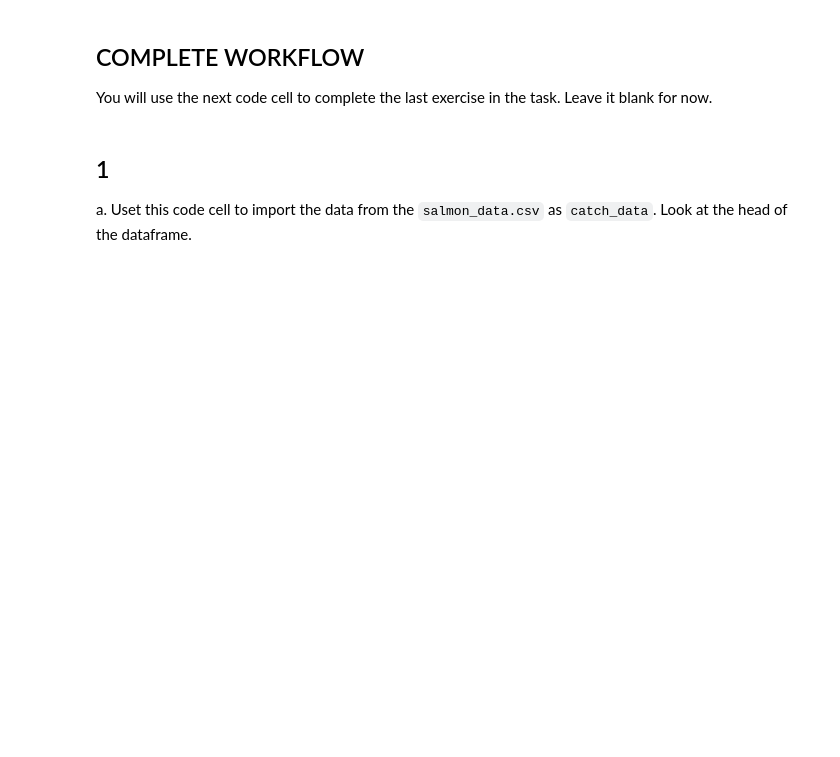
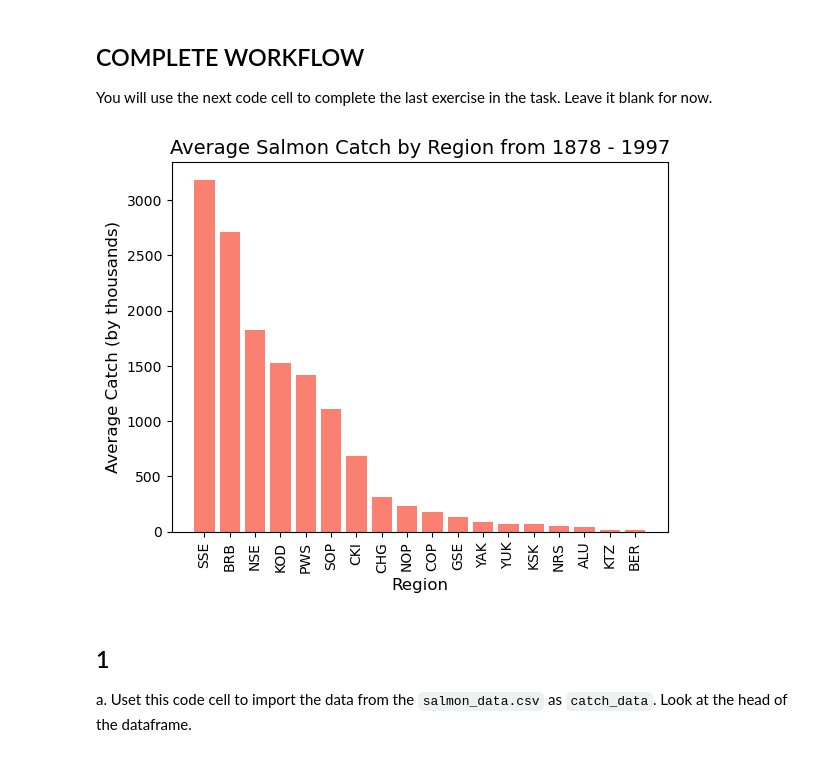
Before and after one commit to nicolelpepper/eds220-hwk2, a Jupyter notebook: hwk2-task2-salmon.ipynb, the cells around one changed output. Drawn from its saved outputs; the diff is of its cells as text; code cells hidden in the pictures; blank space fills up the shorter version.

```diff
--- a/hwk2-task2-salmon.ipynb
+++ b/hwk2-task2-salmon.ipynb
@@ -66,3 +54,41 @@ catch_data.head()
+# %%
+# FINAL CODE
+
+# Import libraries
+import pandas as pd
+import matplotlib.pyplot as plt
+
+# Read in Salmon Data
+catch_data = pd.read_csv('data/salmon_data.csv')
+
+# Remove the notes column
+catch_data = catch_data.drop(columns =['notesRegCode'])
+
+# Find the row with observation containing "I" in the Catch Column
+catch_I = catch_data.loc[ catch_data['Catch'] == 'I',['Region','Year','Species','Catch']]
+
+# Reassign the value from "I" to 1 in the Catch Column
+catch_data.loc[400, 'Catch'] = 1
+
+# Update the catch column to be type int 64
+catch_data['Catch'] = pd.to_numeric(catch_data['Catch'])
+
+# Calculate the average catch by region
+avg_region = catch_data.groupby('Region')['Catch'].mean()
+
+# Sort the avg catch data in ascending order
+avg_sorted = catch_data.groupby('Region')['Catch'].mean().sort_values(ascending = False)
+
+# Create a bar graph of estimated average salmon catches by region
+plt.bar(avg_sorted.index, avg_sorted.values, color='salmon')
+# Customize the graph
+plt.title('Average Salmon Catch by Region from 1878 - 1997', fontsize=14)
+plt.xlabel('Region', fontsize=12)
+plt.ylabel('Average Catch (by thousands)', fontsize=12)
+plt.xticks(rotation=90)
+plt.show()
+# %% [output]
+[figure, added]
 # %% [markdown]
 ## 1
 
```
Also changed, not shown: parts of 12 cells of this notebook.
